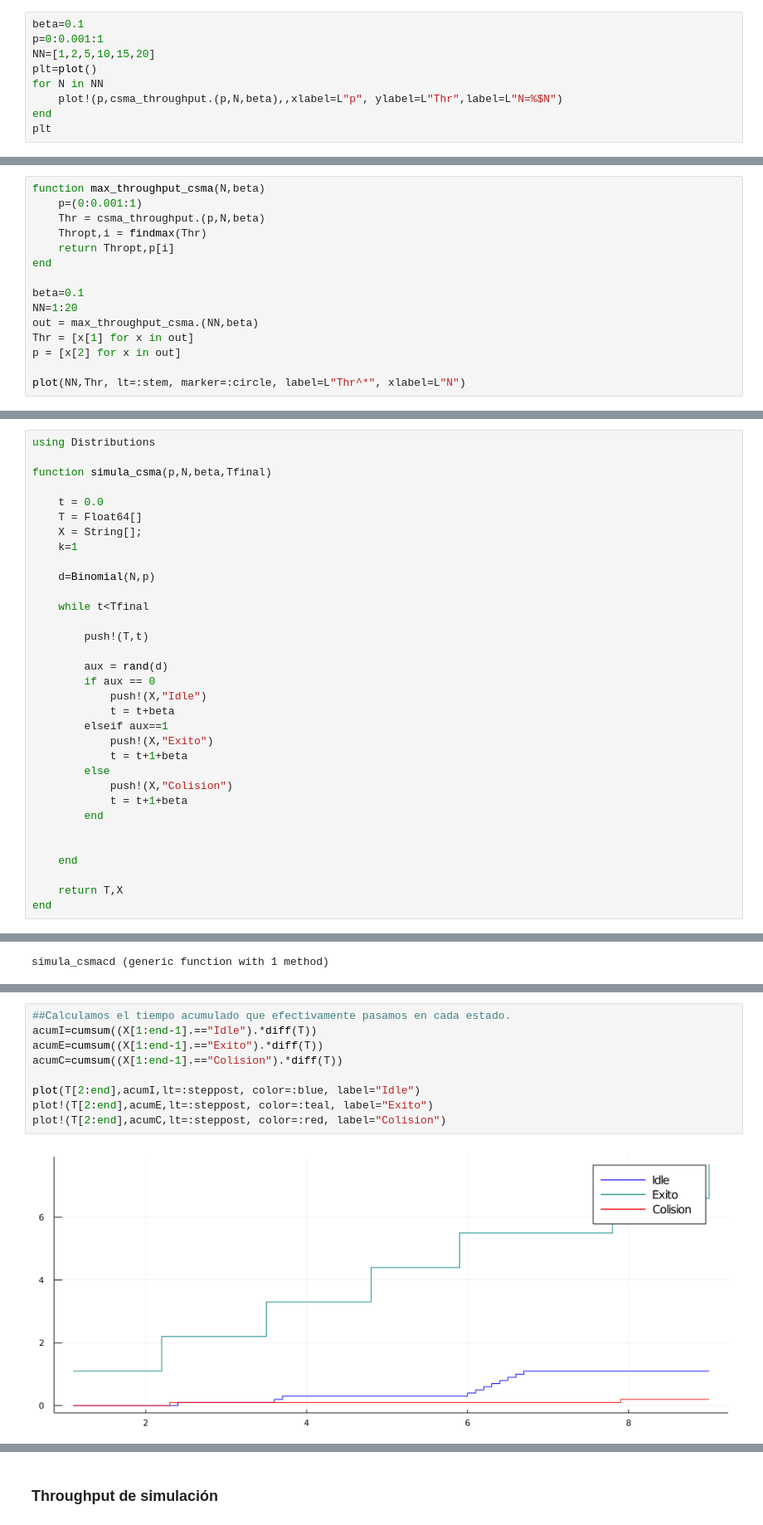
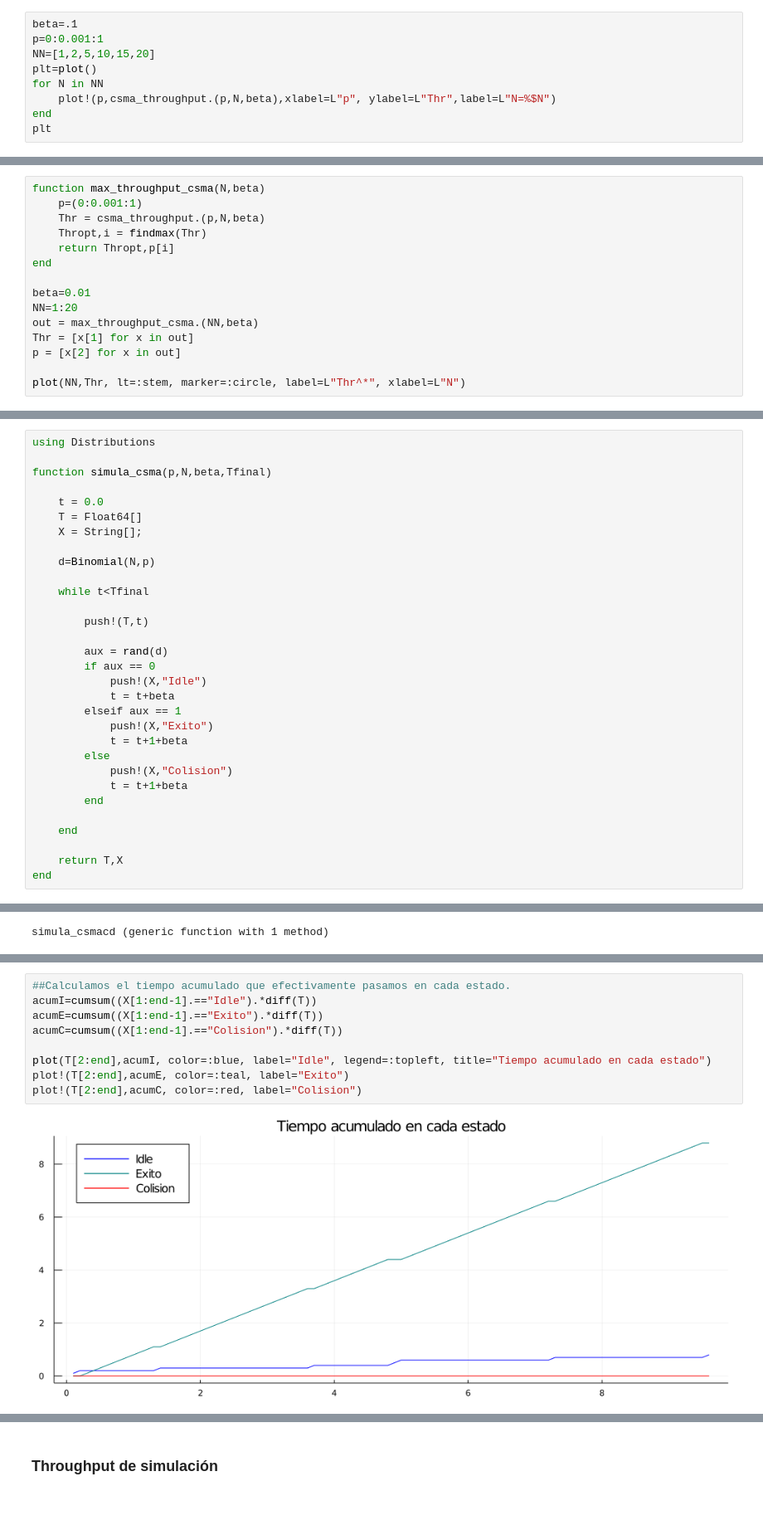
Before and after one commit to aferragu/analisisderedes, a Jupyter notebook: Control de acceso al medio II.ipynb, the cells around one changed output, grey strips where cells are left out. Shown at 83% size. Saved outputs shown, nothing was run; the diff lists cells and outputs as text.

```diff
--- a/Control de acceso al medio II.ipynb
+++ b/Control de acceso al medio II.ipynb
@@ -80,12 +80,12 @@ end
 # %% [output]
 csma_throughput (generic function with 1 method)
 # %%
-beta=0.1
+beta=.1
 p=0:0.001:1
 NN=[1,2,5,10,15,20]
 plt=plot()
 for N in NN
-    plot!(p,csma_throughput.(p,N,beta),,xlabel=L"p", ylabel=L"Thr",label=L"N=%$N")
+    plot!(p,csma_throughput.(p,N,beta),xlabel=L"p", ylabel=L"Thr",label=L"N=%$N")
 end
 plt
 # %% [output]
@@ -102,7 +102,7 @@ function max_throughput_csma(N,beta)
     return Thropt,p[i]
 end
 
-beta=0.1
+beta=0.01
 NN=1:20
 out = max_throughput_csma.(NN,beta)
 Thr = [x[1] for x in out]
@@ -141,7 +141,6 @@ function simula_csma(p,N,beta,Tfinal)
     t = 0.0
     T = Float64[]
     X = String[];
-    k=1
 
     d=Binomial(N,p)
 
@@ -153,7 +152,7 @@ function simula_csma(p,N,beta,Tfinal)
         if aux == 0
             push!(X,"Idle")
             t = t+beta
-        elseif aux==1
+        elseif aux == 1
             push!(X,"Exito")
             t = t+1+beta
         else
@@ -161,7 +160,6 @@ function simula_csma(p,N,beta,Tfinal)
             t = t+1+beta
         end
 
-
     end
 
     return T,X
@@ -406,14 +411,14 @@ plot!(T,ones(size(T)), lt=:stem, color=:black, label=:none)
 # %%
 ##Calculamos el tiempo acumulado que efectivamente pasamos en cada estado.
 acumI=cumsum((X[1:end-1].=="Idle").*diff(T))
 acumE=cumsum((X[1:end-1].=="Exito").*diff(T))
 acumC=cumsum((X[1:end-1].=="Colision").*diff(T))
 
-plot(T[2:end],acumI,lt=:steppost, color=:blue, label="Idle")
-plot!(T[2:end],acumE,lt=:steppost, color=:teal, label="Exito")
-plot!(T[2:end],acumC,lt=:steppost, color=:red, label="Colision")
+plot(T[2:end],acumI, color=:blue, label="Idle", legend=:topleft, title="Tiempo acumulado en cada estado")
+plot!(T[2:end],acumE, color=:teal, label="Exito")
+plot!(T[2:end],acumC, color=:red, label="Colision")
 # %% [output]
-[figure, old version]
+[figure, new version]
 # %%
 N=10
 p=0.05
```
Also changed, not shown: parts of 16 cells of this notebook, 2 other files.
